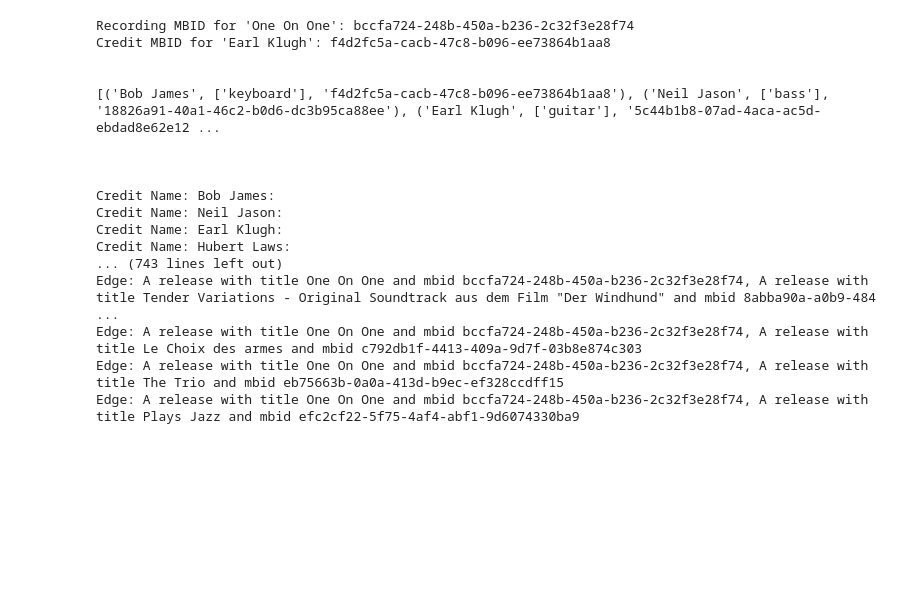
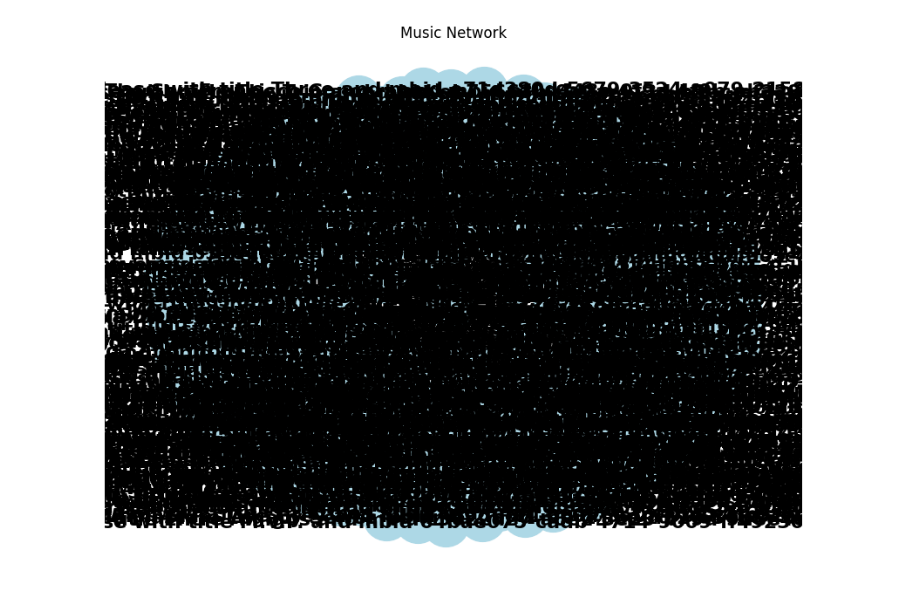
Before and after one commit to Everett1914/MusicResearch, a Jupyter notebook: Music_Project/MusicBrainzFindPlayers.ipynb, the cells around one changed output. Drawn from its saved outputs; the diff is of its cells as text; code cells hidden in the pictures; blank space fills up the shorter version.

Commit message:
Added initial coding for graph, WIP

```diff
--- a/Music_Project/MusicBrainzFindPlayers.ipynb
+++ b/Music_Project/MusicBrainzFindPlayers.ipynb
@@ -188,67 +255,9 @@ async def get_artist_releases(artist_mbid):
 # %%
-# provide initial inputs and retrieve release_mbid for the release
-artist = "Earl Klugh"
-album = "One On One"
-release_data = search_recording(artist, album)
-release_mbid = release_data[0]
-release_credit_mbid = release_data[1]
-print(f"Recording MBID for '{album}': {release_mbid}")
-print(f"Credit MBID for '{artist}': {release_credit_mbid}")
-print('\n')
-
-basis_node = ReleaseNode(album, release_mbid, artist, release_credit_mbid)
-
-G = nx.Graph()
-G.add_node(basis_node)
-
-# create initial nodelist and linkslist
-
-# <--- Consider starting while loop here for looping through a certain number of degrees of seperation
-
-# retrieve credit personnel for the initial release
-if release_mbid:
-    albumCredits = await get_credits_for_recording(release_mbid)
-    print(albumCredits)
-    print("\n\n")
-else:
-    print(f"Recording for '{album}' by '{artist}' not found.")
-
-testList = []
-
-# extract each credits releases
-for credit in albumCredits:
-    releases = await get_artist_releases(credit[2])
-    print(f"Credit Name: {credit[0]}:")
-    for release in releases:
-        releaseNodeObject = ReleaseNode(release.get("title"), release.get("mbid"), credit[0], credit[2])
-        G.add_node(releaseNodeObject)
-        G.add_edge(releaseNodeObject, basis_node)
-        testList.append(releaseNodeObject)
-for obj in testList:
-    print(vars(obj))
-print("\n\n")
-for node_obj in G.nodes():
-    print(f"Node: {node_obj}")
-for edges_obj in G.edges():
-    print(f"Edge: {edges_obj[0]}, {edges_obj[1]}")
-#print("Edges:", G.edges())
-#print("Nodes:", G.nodes())
-# display node diagram (maybe in next) cell
+# display node diagram
+plt.figure(figsize=(8, 6))
+nx.draw(G, with_labels=True, node_color='lightblue',
+        node_size=1500, font_size=16, font_weight='bold')
+plt.title("Music Network")
+plt.show()
 # %% [output]
-Recording MBID for 'One On One': bccfa724-248b-450a-b236-2c32f3e28f74
-Credit MBID for 'Earl Klugh': f4d2fc5a-cacb-47c8-b096-ee73864b1aa8
-
-
-[('Bob James', ['keyboard'], 'f4d2fc5a-cacb-47c8-b096-ee73864b1aa8'), ('Neil Jason', ['bass'], '18826a91-40a1-46c2-b0d6-dc3b95ca88ee'), ('Earl Klugh', ['guitar'], '5c44b1b8-07ad-4aca-ac5d-ebdad8e62e12 ...
-
-
-
-Credit Name: Bob James:
-Credit Name: Neil Jason:
-Credit Name: Earl Klugh:
-Credit Name: Hubert Laws:
-... (743 lines left out)
-Edge: A release with title One On One and mbid bccfa724-248b-450a-b236-2c32f3e28f74, A release with title Tender Variations - Original Soundtrack aus dem Film "Der Windhund" and mbid 8abba90a-a0b9-484 ...
-Edge: A release with title One On One and mbid bccfa724-248b-450a-b236-2c32f3e28f74, A release with title Le Choix des armes and mbid c792db1f-4413-409a-9d7f-03b8e874c303
-Edge: A release with title One On One and mbid bccfa724-248b-450a-b236-2c32f3e28f74, A release with title The Trio and mbid eb75663b-0a0a-413d-b9ec-ef328ccdff15
-Edge: A release with title One On One and mbid bccfa724-248b-450a-b236-2c32f3e28f74, A release with title Plays Jazz and mbid efc2cf22-5f75-4af4-abf1-9d6074330ba9
+[figure, added]
```
Also changed, not shown: parts of 2 cells of this notebook.
